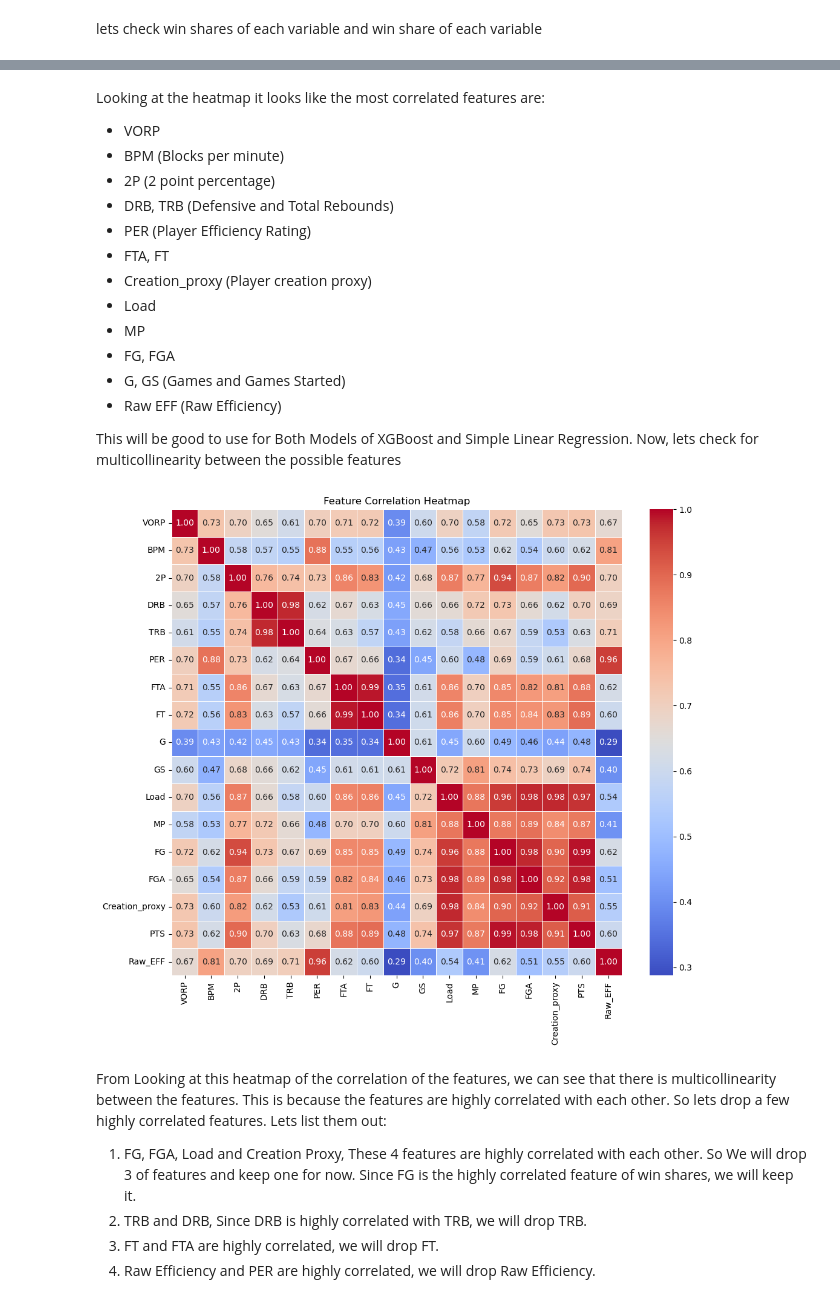
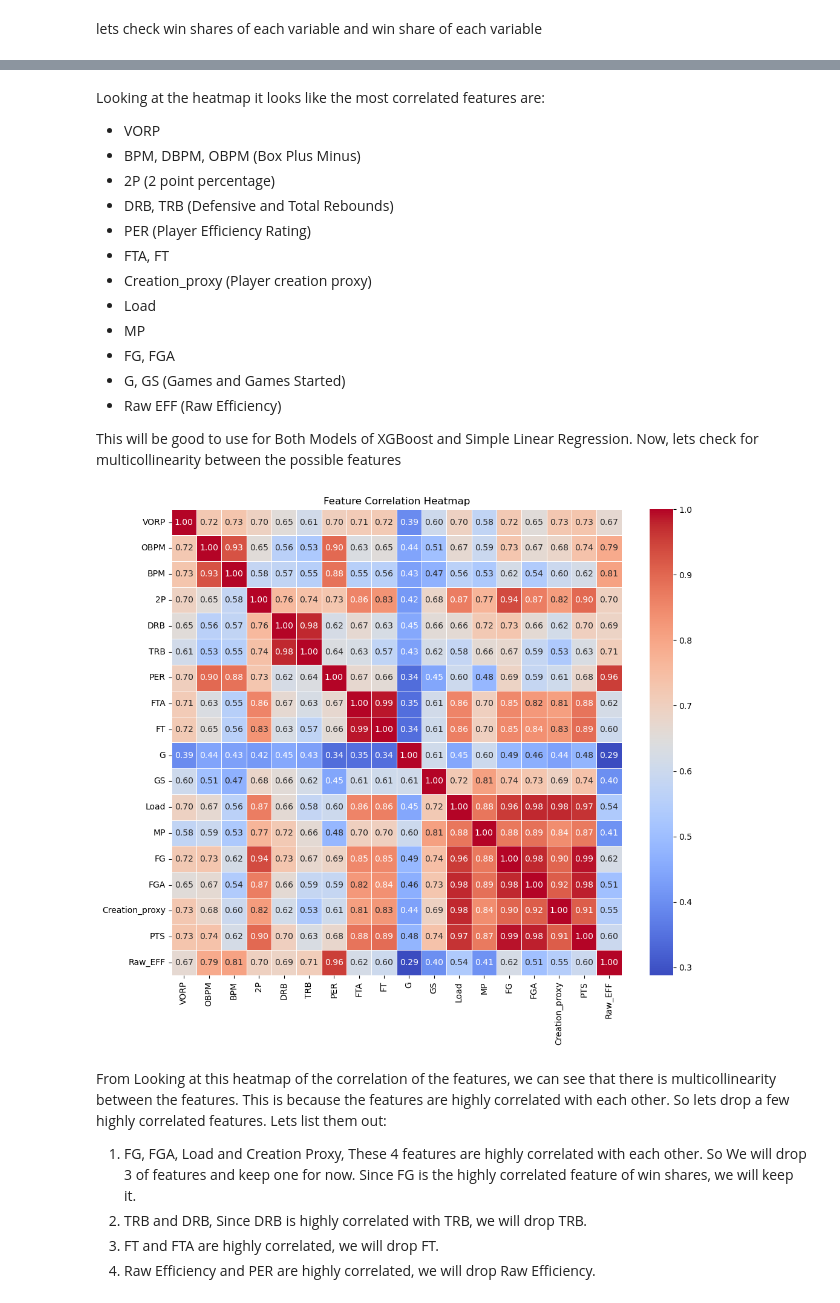
Before and after one commit to oduku1/Omar_Dukureh_Capstone_Final, a Jupyter notebook: notebooks/2_eda.ipynb, the cells around one changed output, grey strips where cells are left out. Cells and saved outputs as stored; diff of their text form; code cells hidden in the pictures.

```diff
--- a/notebooks/2_eda.ipynb
+++ b/notebooks/2_eda.ipynb
@@ -5,7 +5,7 @@ import matplotlib.pyplot as plt
 import seaborn as sns
 import scipy.stats as stats
 # %%
-Nba_combined = pd.read_csv('/Users/omardukureh12/Capstone_377/data/processed/NbaCombined.csv')
+Nba_combined = pd.read_csv('../data/processed/NbaCombined.csv')
 Nba_combined = Nba_combined.drop(columns="Unnamed: 0")
 # %% [markdown]
 ### Distribution of Win Shares
@@ -95,7 +95,7 @@ plt.show()
 # %% [markdown]
 Looking at the heatmap it looks like the most correlated features are:
 - VORP
-- BPM (Blocks per minute)
+- BPM, DBPM, OBPM (Box Plus Minus)
 - 2P (2 point percentage)
 - DRB, TRB (Defensive and Total Rebounds)
 - PER (Player Efficiency Rating)
@@ -110,17 +110,17 @@ Looking at the heatmap it looks like the most correlated features are:
 
 This will be good to use for Both Models of XGBoost and Simple Linear Regression. Now, lets check for multicollinearity between the possible features
 # %%
-FeatureCorr = Nba_combined[['VORP', 'BPM','2P','DRB','TRB','PER', 'FTA', 'FT','G','GS','Load', 'MP', 'FG', 'FGA', 'Creation_proxy','PTS', 'Raw_EFF']]
+FeatureCorr = Nba_combined[['VORP','OBPM', 'BPM','2P','DRB','TRB','PER', 'FTA', 'FT','G','GS','Load', 'MP', 'FG', 'FGA', 'Creation_proxy','PTS', 'Raw_EFF']]
 # Compute the correlation matrix
 corr_matrix = FeatureCorr.corr()
 
 # Set the figure size and plot the heatmap
 plt.figure(figsize=(12, 10))
 sns.heatmap(corr_matrix, annot=True, cmap='coolwarm', fmt=".2f", linewidths=0.5)
 plt.title('Feature Correlation Heatmap')
 plt.show()
 # %% [output]
-[figure, old version]
+[figure, new version]
 # %% [markdown]
 From Looking at this heatmap of the correlation of the features, we can see that there is multicollinearity between the features. This is because the features are highly correlated with each other. So lets drop a few highly correlated features. Lets list them out:
 1. FG, FGA, Load and Creation Proxy, These 4 features are highly correlated with each other. So We will drop 3 of features and keep one for now. Since FG is the highly correlated feature of win shares, we will keep it.
```
Also changed, not shown: parts of 4 cells of this notebook, 14 other files.
